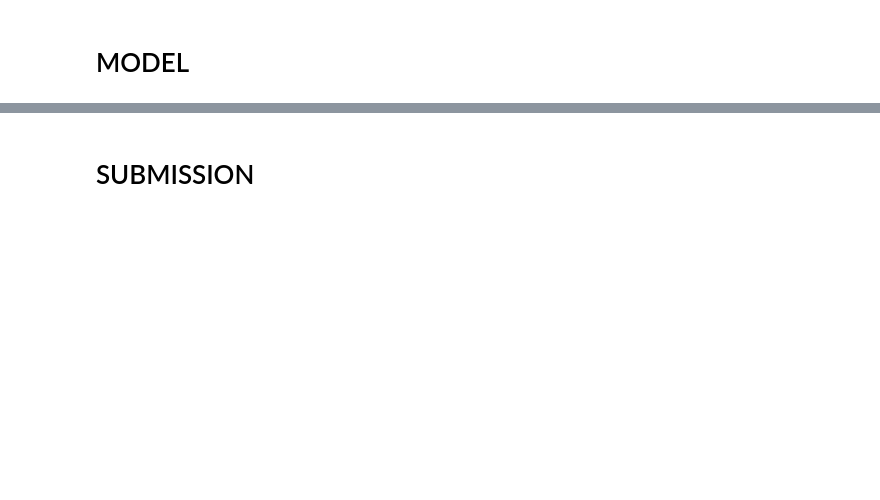
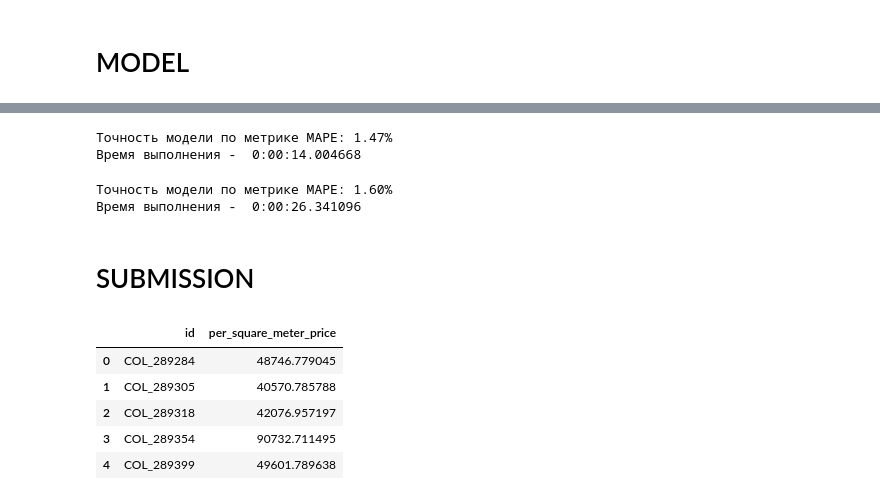
Before and after one commit to Segodnya/raifhack_ds, a Jupyter notebook: raifhack_ds_Segodnya.ipynb, the cells around one changed output, grey strips where cells are left out. Drawn from its saved outputs; the diff is of its cells as text; code cells hidden in the pictures; blank space fills up the shorter version.

Commit message:
run with short dataset price_type 1

```diff
--- a/raifhack_ds_Segodnya.ipynb
+++ b/raifhack_ds_Segodnya.ipynb
@@ -12,8 +141,10 @@ from sklearn.feature_selection import f_classif, mutual_info_classif
 from sklearn.preprocessing import MinMaxScaler
 from sklearn.model_selection import train_test_split
 from lightgbm import LGBMRegressor
-from catboost import CatBoostRegressor
 from sklearn.ensemble import BaggingRegressor
+
+from google.colab import drive
+drive.mount('/drive')
 
 RANDOM_SEED = 42
 VAL_SIZE = 0.2
@@ -23,7 +154,7 @@ pd.set_option("display.max_columns", None)
 pd.set_option("display.max_rows", None)
 
 # зафиксируем версию пакетов, чтобы эксперименты были воспроизводимы
-!pip freeze > requirements.txt
+!pip freeze > '/drive/My Drive/Segodnya_DS/requirements.txt'
 
 def get_metric(y_true, y_pred):
     return np.mean(np.abs(((y_true - y_pred) / y_true)))
@@ -48,7 +179,7 @@ def getFeaturesInfo(df):
 
 
 import typing
-from sklearn.metrics import mean_absolute_percentage_error, r2_score, mean_squared_error
+from sklearn.metrics import r2_score, mean_squared_error
 
 THRESHOLD = 0.15
 NEGATIVE_WEIGHT = 1.1
@@ -89,10 +220,10 @@ def metrics_stat(y_true: np.array, y_pred: np.array) -> typing.Dict[str,float]:
     return {'mape':mape, 'mdape':mdape, 'rmse': rmse, 'r2': r2, 'raif_metric':raif_metric}
 
 
-train = pd.read_csv('train.csv', low_memory=False)
+train = pd.read_csv('/drive/My Drive/Segodnya_DS/train.csv', low_memory=False)
 train.drop_duplicates(inplace=True)
 train.dropna(subset=['osm_city_nearest_population'], inplace=True)
-# train = train.query('price_type == 1')
-test = pd.read_csv('test.csv')
-sample = pd.read_csv('test_submission.csv')
+train = train.query('price_type == 1')
+test = pd.read_csv('/drive/My Drive/Segodnya_DS/test.csv')
+sample = pd.read_csv('/drive/My Drive/Segodnya_DS/test_submission.csv')
 # %% [output]
@@ -423,6 +778,9 @@ xgb_reg.fit(X_train, np.log(y_train))
 predict_xgb = np.exp(xgb_reg.predict(X_val))
 print(f"Точность модели по метрике MAPE: {(deviation_metric(y_val, predict_xgb)):0.2f}%")
 print('Время выполнения - ', datetime.now() - start)
+# %% [output]
+Точность модели по метрике MAPE: 1.47%
+Время выполнения -  0:00:14.004668
 # %%
 # xgb = 93.33% ~ 3.5m
 # xgb with custom metric = 2.58% ~ 3.5m
@@ -434,4 +794,7 @@ bagg_lgbm.fit(X_train, np.log(y_train))
 predict_bagg_lgbm = np.exp(bagg_lgbm.predict(X_val))
 print(f"Точность модели по метрике MAPE: {(deviation_metric(y_val, predict_bagg_lgbm)):0.2f}%")
 print('Время выполнения - ', datetime.now() - start)
+# %% [output]
+Точность модели по метрике MAPE: 1.60%
+Время выполнения -  0:00:26.341096
 # %%
@@ -441,12 +804,19 @@ print('Время выполнения - ', datetime.now() - start)
 # %%
 predict_lgbmr = np.exp(lgbmr.predict(X_sub))
 
 sample['per_square_meter_price'] = predict_lgbmr
 sample['per_square_meter_price'] = sample['per_square_meter_price'] * 0.94
-sample.to_csv('submission_lgbmr.csv', index=False)
+sample.to_csv('/drive/My Drive/Segodnya_DS/submission_lgbmr.csv', index=False)
 sample.head()
 
 # 2.12
+# %% [output]
+|  | id | per_square_meter_price |
+| 0 | COL_289284 | 48746.779045 |
+| 1 | COL_289305 | 40570.785788 |
+| 2 | COL_289318 | 42076.957197 |
+| 3 | COL_289354 | 90732.711495 |
+| 4 | COL_289399 | 49601.789638 |
 # %%
 predict_lgbmr_raif = np.exp(lgbmr_raif.predict(X_sub))
 
```
Also changed, not shown: parts of 33 cells of this notebook, 5 other files.
